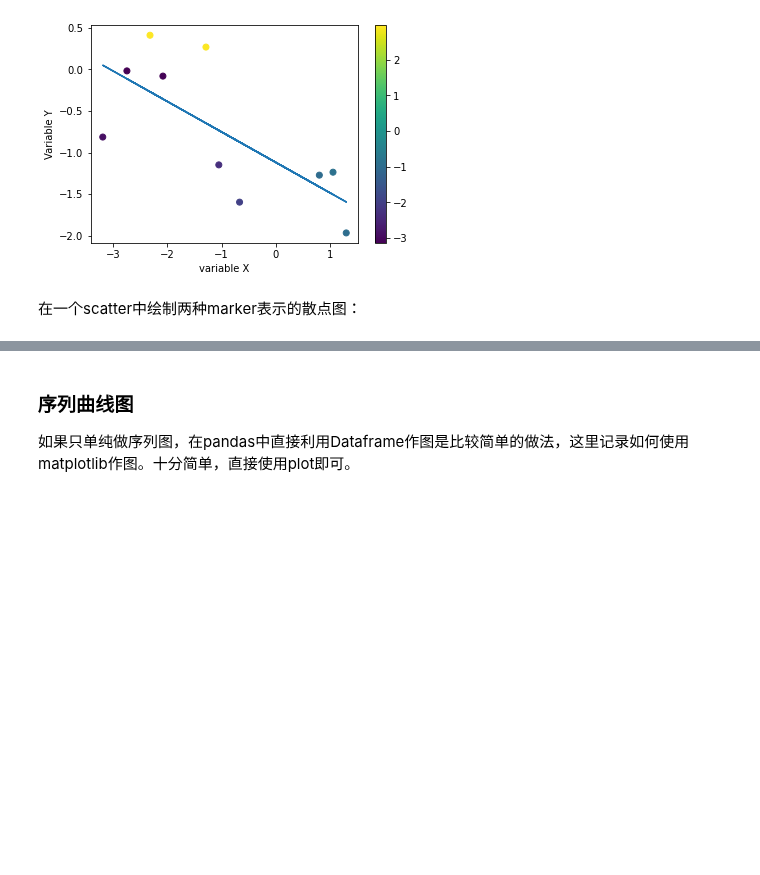
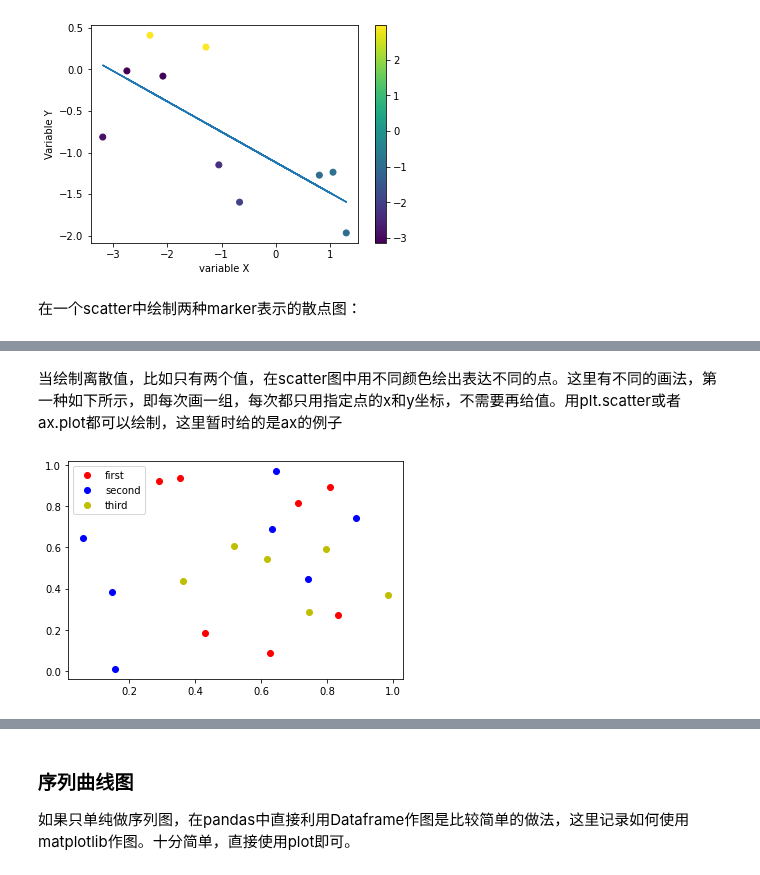
Before and after one commit to iHeadWater/hydrus, a Jupyter notebook: 3-basic-pyviz/matplotlib/how-to-use-matplotlib.ipynb, the cells around one changed output, grey strips where cells are left out. Cells and saved outputs as stored; diff of their text form; code cells hidden in the pictures; blank space fills up the shorter version.

```diff
--- a/3-basic-pyviz/matplotlib/how-to-use-matplotlib.ipynb
+++ b/3-basic-pyviz/matplotlib/how-to-use-matplotlib.ipynb
@@ -407,0 +428,31 @@ plt.show()
+# %% [markdown]
+当绘制离散值，比如只有两个值，在scatter图中用不同颜色绘出表达不同的点。这里有不同的画法，第一种如下所示，即每次画一组，每次都只用指定点的x和y坐标，不需要再给值。用plt.scatter或者ax.plot都可以绘制，这里暂时给的是ax的例子
+# %%
+import matplotlib.pyplot as plt
+import numpy as np
+import pandas as pd
+np.random.seed(1974)
+
+# Generate Data
+num = 20
+x, y = np.random.random((2, num))
+labels = np.random.choice(['a', 'b', 'c'], num)
+colors = ["r","b","y"]
+names = ["first","second","third"]
+df = pd.DataFrame(dict(x=x, y=y, label=labels))
+
+groups = df.groupby('label')
+
+# Plot
+fig, ax = plt.subplots()
+ax.margins(0.05) # Optional, just adds 5% padding to the autoscaling
+idx = 0
+for name, group in groups:
+    # linestyle 是点上面带的线
+    ax.plot(group.x, group.y, marker='o', linestyle='', ms=6, label=names[idx],c=colors[idx])
+    idx = idx + 1
+ax.legend()
+
+plt.show()
+# %% [output]
+[figure, added]
```
Also changed, not shown: parts of 5 cells of this notebook, 4 other files.
